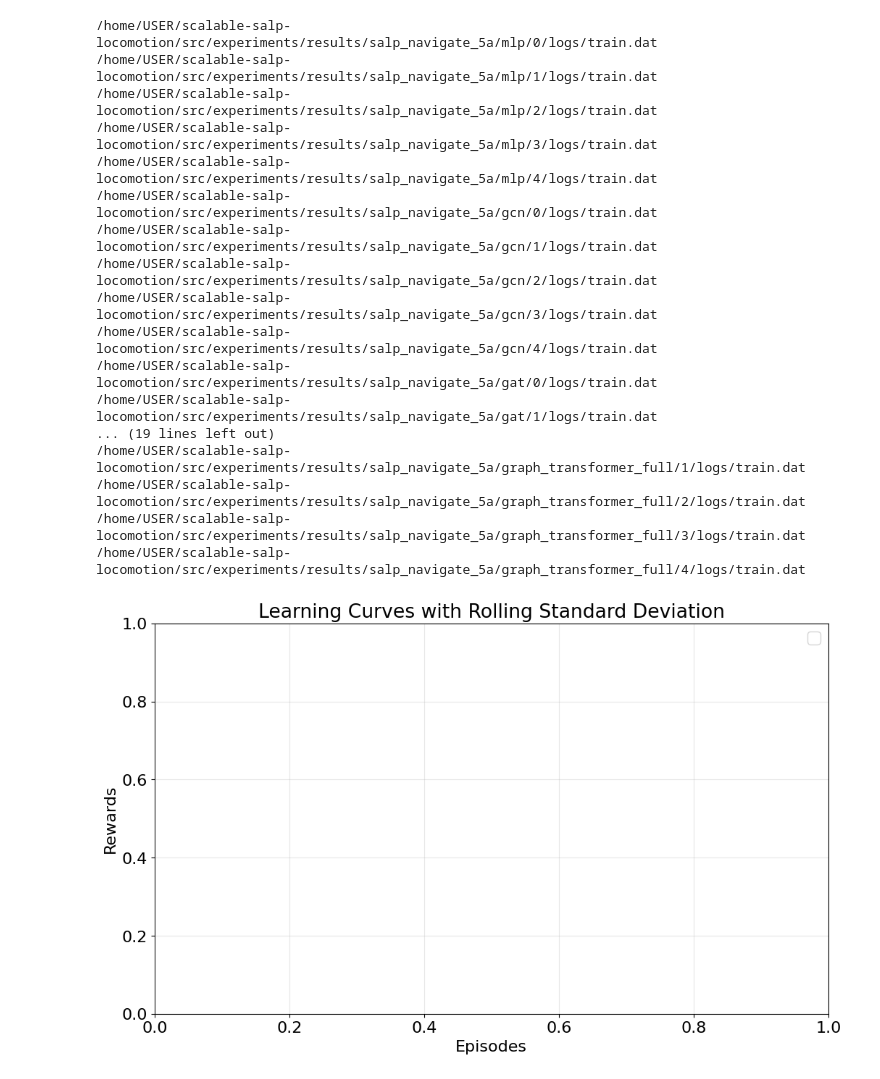
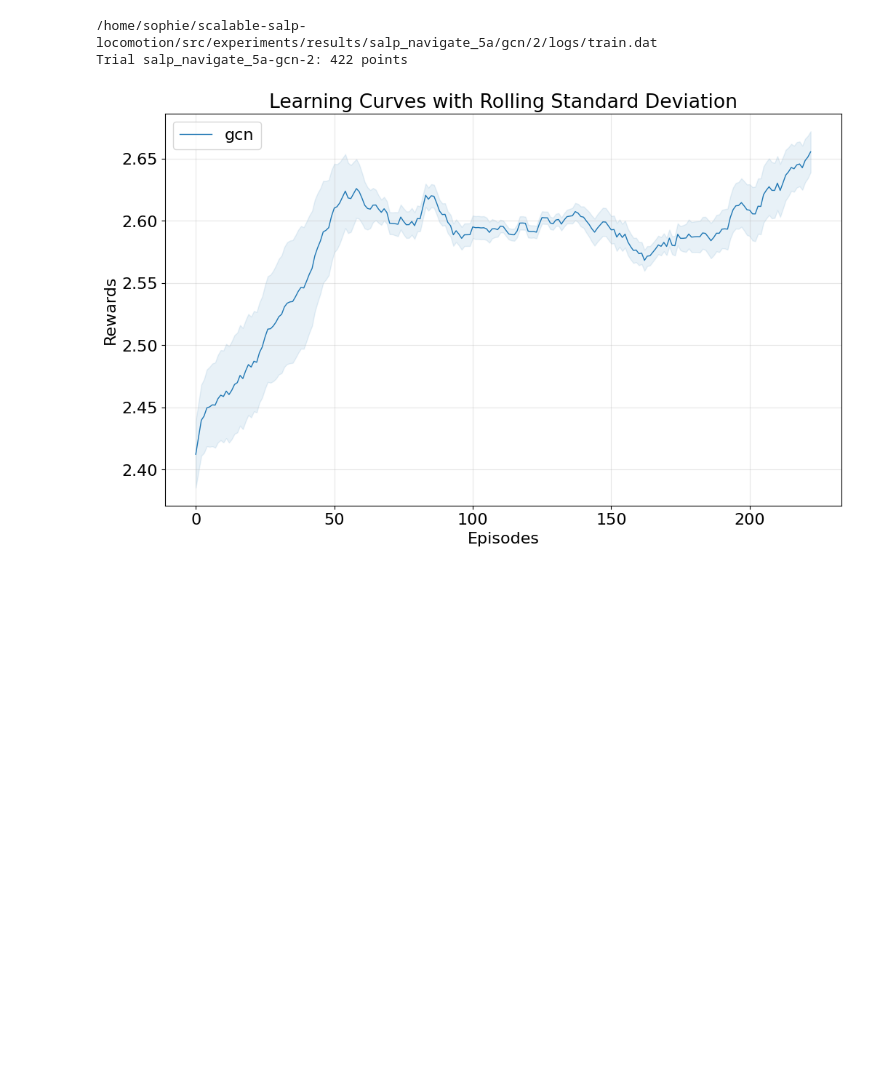
Before and after one commit to sophie227/scalable-salp-locomotion, a Jupyter notebook: src/plotting/plot_learning_curves.ipynb, the cells around one changed output. Drawn from its saved outputs; the diff is of its cells as text; code cells hidden in the pictures; blank space fills up the shorter version.

```diff
--- a/src/plotting/plot_learning_curves.ipynb
+++ b/src/plotting/plot_learning_curves.ipynb
@@ -55,7 +55,7 @@ for batch in config["batches"]:
 
             if checkpoint_path.is_file():
                 with open(checkpoint_path, "rb") as handle:
-                    data = pickle.load(handle)["rewards_per_episode"]
+                    data = pickle.load(handle)["rewards_per_iteration"]
                     print(f"Trial {exp_key}-{trial}: {len(data)} points")
 
                     # Calculate moving average
@@ -71,48 +71,33 @@ for batch in config["batches"]:
                     # Plot the original data with low alpha
                     # ax.plot(data, alpha=0.1, linewidth=0.5, color=experiment_colors[exp_key])
 
                     # Plot the confidence band using rolling variance
                     ax.fill_between(
                         x,
                         rewards_moving_avg - rolling_std,
                         rewards_moving_avg + rolling_std,
                         alpha=0.1,
                         color=experiment_colors[exp_key],
                         label=None
                     )
 
                     # Plot the moving average line on top
                     ax.plot(
                         x,
                         rewards_moving_avg,
                         label=f"{experiment}",
                         linewidth=1,
                         color=experiment_colors[exp_key]
                     )
 
 ax.legend(loc='best')
 ax.set_xlabel("Episodes")
 ax.set_ylabel("Rewards")
 ax.set_title("Learning Curves with Rolling Standard Deviation")
 ax.grid(True, alpha=0.3)
 
 plt.show()
 # %% [output]
-/home/USER/scalable-salp-locomotion/src/experiments/results/salp_navigate_5a/mlp/0/logs/train.dat
-/home/USER/scalable-salp-locomotion/src/experiments/results/salp_navigate_5a/mlp/1/logs/train.dat
-/home/USER/scalable-salp-locomotion/src/experiments/results/salp_navigate_5a/mlp/2/logs/train.dat
-/home/USER/scalable-salp-locomotion/src/experiments/results/salp_navigate_5a/mlp/3/logs/train.dat
-/home/USER/scalable-salp-locomotion/src/experiments/results/salp_navigate_5a/mlp/4/logs/train.dat
-/home/USER/scalable-salp-locomotion/src/experiments/results/salp_navigate_5a/gcn/0/logs/train.dat
-/home/USER/scalable-salp-locomotion/src/experiments/results/salp_navigate_5a/gcn/1/logs/train.dat
-/home/USER/scalable-salp-locomotion/src/experiments/results/salp_navigate_5a/gcn/2/logs/train.dat
-/home/USER/scalable-salp-locomotion/src/experiments/results/salp_navigate_5a/gcn/3/logs/train.dat
-/home/USER/scalable-salp-locomotion/src/experiments/results/salp_navigate_5a/gcn/4/logs/train.dat
-/home/USER/scalable-salp-locomotion/src/experiments/results/salp_navigate_5a/gat/0/logs/train.dat
-/home/USER/scalable-salp-locomotion/src/experiments/results/salp_navigate_5a/gat/1/logs/train.dat
-... (19 lines left out)
-/home/USER/scalable-salp-locomotion/src/experiments/results/salp_navigate_5a/graph_transformer_full/1/logs/train.dat
-/home/USER/scalable-salp-locomotion/src/experiments/results/salp_navigate_5a/graph_transformer_full/2/logs/train.dat
-/home/USER/scalable-salp-locomotion/src/experiments/results/salp_navigate_5a/graph_transformer_full/3/logs/train.dat
-/home/USER/scalable-salp-locomotion/src/experiments/results/salp_navigate_5a/graph_transformer_full/4/logs/train.dat
+/home/sophie/scalable-salp-locomotion/src/experiments/results/salp_navigate_5a/gcn/2/logs/train.dat
+Trial salp_navigate_5a-gcn-2: 422 points
-[figure, old version]
+[figure, new version]
```
Also changed, not shown: 7 other files.
